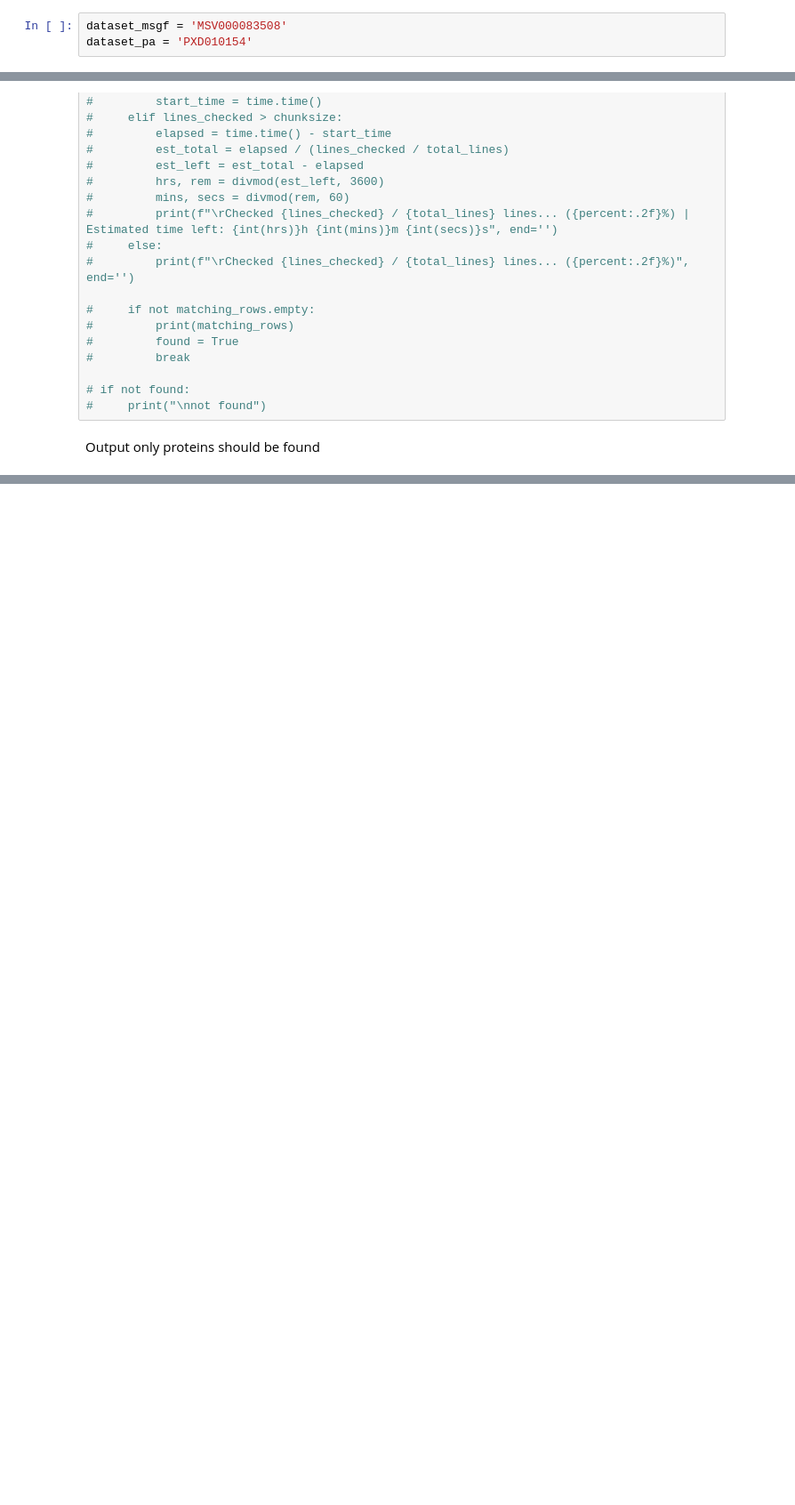
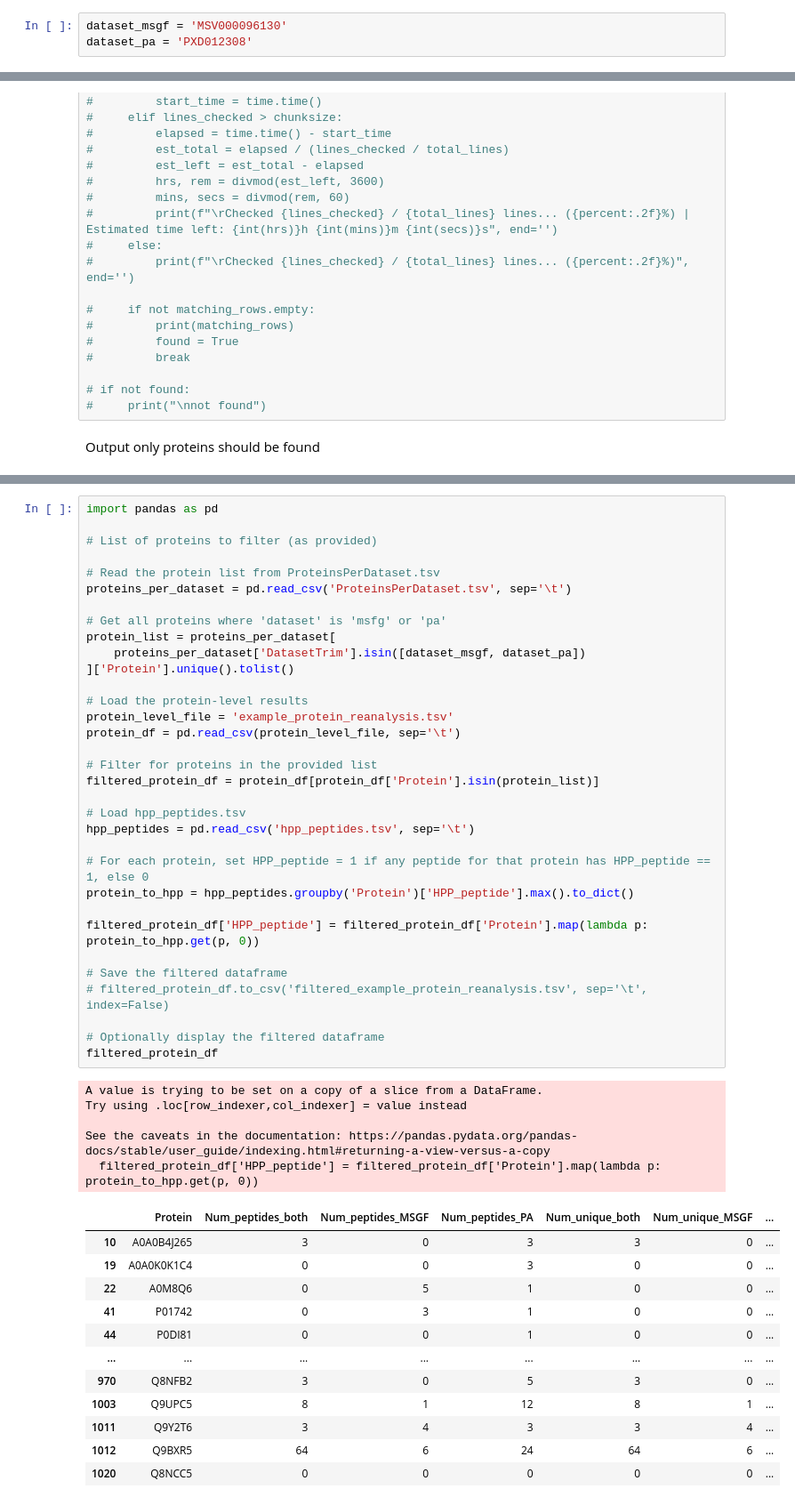
Before and after one commit to Daniel-Xkan/proteinDataRefine, a Jupyter notebook: Evaluate_reanalysis/files_needed/reanalysis.ipynb, the cells around one changed output, grey strips where cells are left out. Shown at 89% size. Drawn from its saved outputs; the diff is of its cells as text; blank space fills up the shorter version.

```diff
--- a/Evaluate_reanalysis/files_needed/reanalysis.ipynb
+++ b/Evaluate_reanalysis/files_needed/reanalysis.ipynb
@@ -9,8 +9,8 @@
 ###### 5 PA_observations.csv peptide atlas all peptides
 ###### 6 dictionary file Human_proteome_dictionary_I_replaced_by_L.pkl with I subsituted by L
 # %%
-dataset_msgf = 'MSV000083508'
-dataset_pa = 'PXD010154'
+dataset_msgf = 'MSV000096130'
+dataset_pa = 'PXD012308'
 # %% [markdown]
 #### Merge ambiguity files --> ambiguity_merged.tsv
 # %%
@@ -1118,0 +1123,51 @@ filtered_protein_df
+# %%
+import pandas as pd
+
+# List of proteins to filter (as provided)
+
+# Read the protein list from ProteinsPerDataset.tsv
+proteins_per_dataset = pd.read_csv('ProteinsPerDataset.tsv', sep='\t')
+
+# Get all proteins where 'dataset' is 'msfg' or 'pa'
+protein_list = proteins_per_dataset[
+    proteins_per_dataset['DatasetTrim'].isin([dataset_msgf, dataset_pa])
+]['Protein'].unique().tolist()
+
+# Load the protein-level results
+protein_level_file = 'example_protein_reanalysis.tsv'
+protein_df = pd.read_csv(protein_level_file, sep='\t')
+
+# Filter for proteins in the provided list
+filtered_protein_df = protein_df[protein_df['Protein'].isin(protein_list)]
+
+# Load hpp_peptides.tsv
+hpp_peptides = pd.read_csv('hpp_peptides.tsv', sep='\t')
+
+# For each protein, set HPP_peptide = 1 if any peptide for that protein has HPP_peptide == 1, else 0
+protein_to_hpp = hpp_peptides.groupby('Protein')['HPP_peptide'].max().to_dict()
+
+filtered_protein_df['HPP_peptide'] = filtered_protein_df['Protein'].map(lambda p: protein_to_hpp.get(p, 0))
+
+# Save the filtered dataframe
+# filtered_protein_df.to_csv('filtered_example_protein_reanalysis.tsv', sep='\t', index=False)
+
+# Optionally display the filtered dataframe
+filtered_protein_df
+# %% [output]
+A value is trying to be set on a copy of a slice from a DataFrame.
+Try using .loc[row_indexer,col_indexer] = value instead
+
+See the caveats in the documentation: https://pandas.pydata.org/pandas-docs/stable/user_guide/indexing.html#returning-a-view-versus-a-copy
+  filtered_protein_df['HPP_peptide'] = filtered_protein_df['Protein'].map(lambda p: protein_to_hpp.get(p, 0))
+|  | Protein | Num_peptides_both | Num_peptides_MSGF | Num_peptides_PA | Num_unique_both | Num_unique_MSGF | ... |
+| 10 | A0A0B4J265 | 3 | 0 | 3 | 3 | 0 | ... |
+| 19 | A0A0K0K1C4 | 0 | 0 | 3 | 0 | 0 | ... |
+| 22 | A0M8Q6 | 0 | 5 | 1 | 0 | 0 | ... |
+| 41 | P01742 | 0 | 3 | 1 | 0 | 0 | ... |
+| 44 | P0DI81 | 0 | 0 | 1 | 0 | 0 | ... |
+| ... | ... | ... | ... | ... | ... | ... | ... |
+| 970 | Q8NFB2 | 3 | 0 | 5 | 3 | 0 | ... |
+| 1003 | Q9UPC5 | 8 | 1 | 12 | 8 | 1 | ... |
+| 1011 | Q9Y2T6 | 3 | 4 | 3 | 3 | 4 | ... |
+| 1012 | Q9BXR5 | 64 | 6 | 24 | 64 | 6 | ... |
+| 1020 | Q8NCC5 | 0 | 0 | 0 | 0 | 0 | ... |
```
Also changed, not shown: parts of 10 cells of this notebook, 2 other files.
